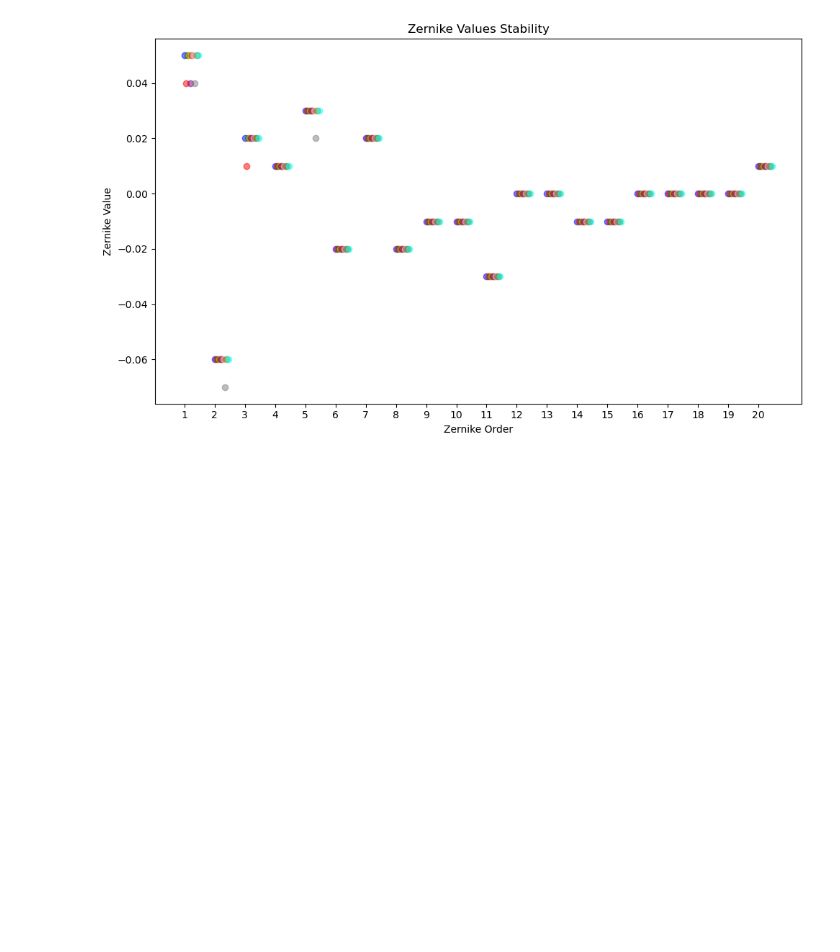
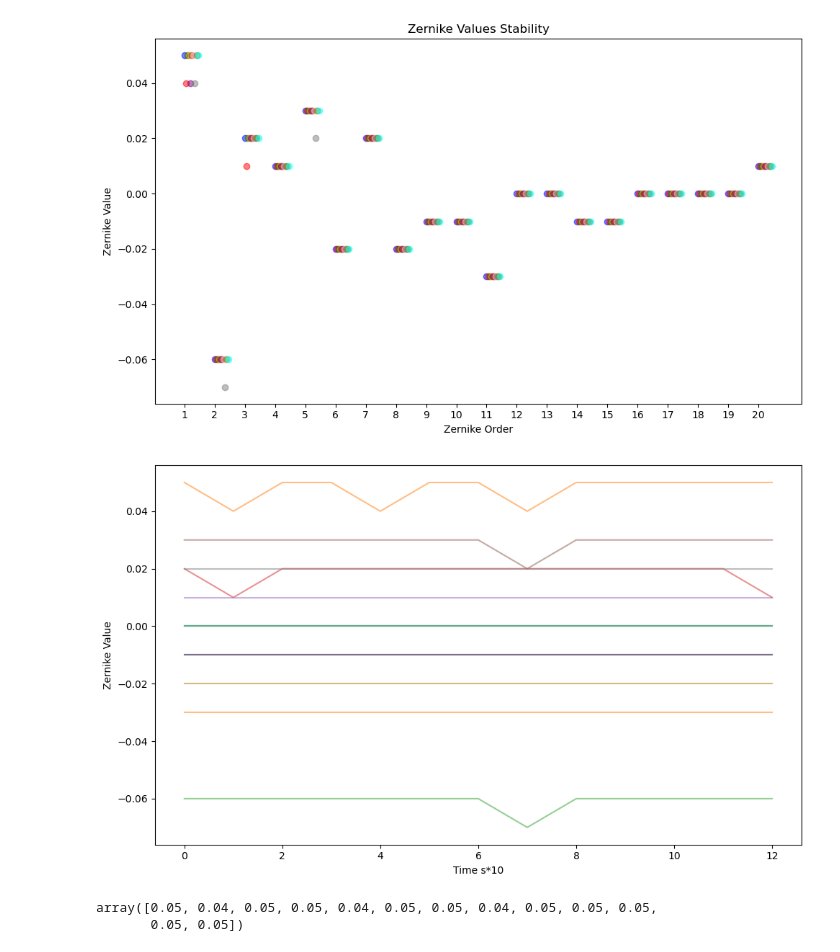
Before and after one commit to Catherine-Lambe/Observational_Instrumental_Lab_WS2627_LMU_Munich, a Jupyter notebook: Exp 1 Adaptive Optics/Data Day 1 20_10_2026/data_processing.ipynb, the cells around one changed output. Saved outputs shown, nothing was run; the diff lists cells and outputs as text; code cells hidden in the pictures; blank space fills up the shorter version.

Commit message:
updated and added new plots

```diff
--- a/Exp 1 Adaptive Optics/Data Day 1 20_10_2026/data_processing.ipynb
+++ b/Exp 1 Adaptive Optics/Data Day 1 20_10_2026/data_processing.ipynb
@@ -41,7 +41,7 @@ ax = fig.subplots(10, 1)
 for ii in range(10):
     for jj in range(20):
         ax[ii].scatter(task_5_system_stab['Zernike order - compte d\'histogramme'][ii*20 + jj], task_5_system_stab['Zern Value - compte d\'histogramme'][ii*20 + jj], color='blue', label='Zernike Values' if ii == 0 and jj == 0 else "")
-        ax[ii].set_xticks(np.arange(0, 21, 2))
+        ax[ii].xticks(np.arange(0, 21, 2))
 plt.xlabel('Zernike Order')
 plt.ylabel('Zernike Value')
 plt.tight_layout()
@@ -62,3 +62,19 @@ plt.tight_layout()
 plt.show()
 # %% [output]
 [figure]
+# %%
+fig = plt.figure(figsize=(10, 6))
+# plt.scatter(task_5_system_stab['Zernike order - compte d\'histogramme'], task_5_system_stab['Zern Value - compte d\'histogramme'], color='blue', label='Zernike Values')
+for ii in range(20):
+    plt.plot(np.array(task_5_system_stab.loc[task_5_system_stab['Zernike order - compte d\'histogramme'] == ii]['Zern Value - compte d\'histogramme']), alpha = 0.5)
+plt.xlabel('Time s*10')
+plt.ylabel('Zernike Value')
+plt.tight_layout()
+plt.show()
+# %% [output]
+[figure, added]
+# %%
+np.array(task_5_system_stab.loc[task_5_system_stab['Zernike order - compte d\'histogramme'] == 1]['Zern Value - compte d\'histogramme'])
+# %% [output]
+array([0.05, 0.04, 0.05, 0.05, 0.04, 0.05, 0.05, 0.04, 0.05, 0.05, 0.05,
+       0.05, 0.05])
```
